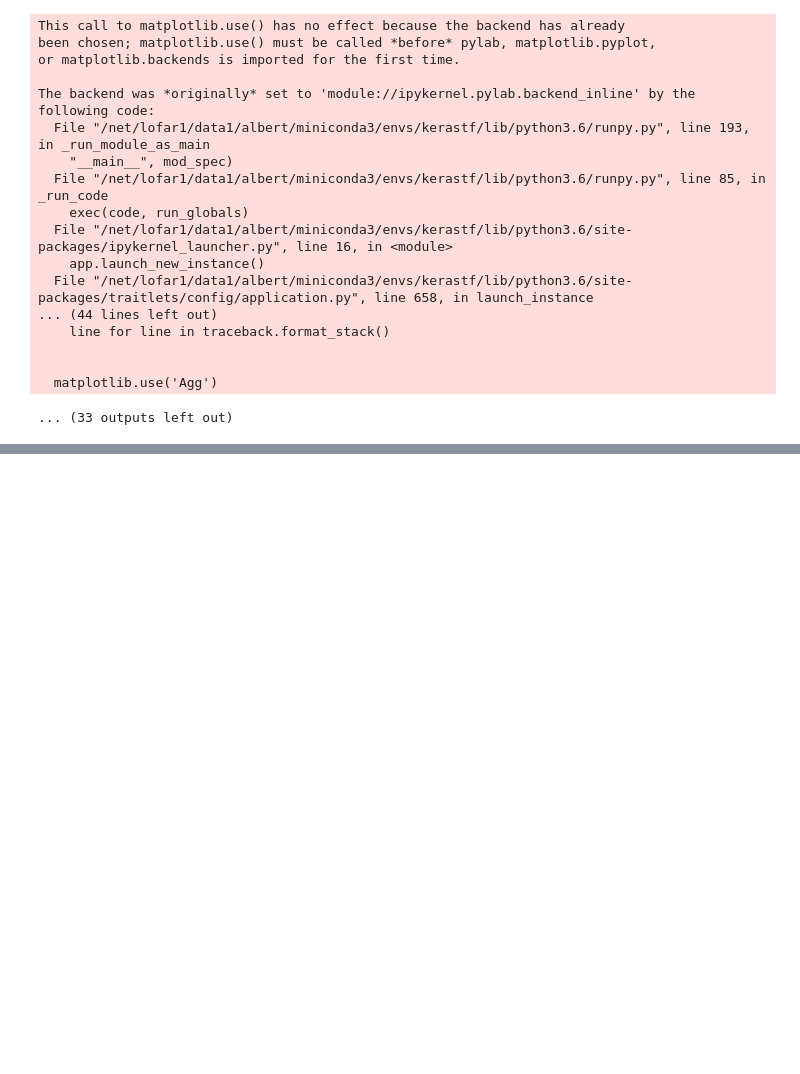
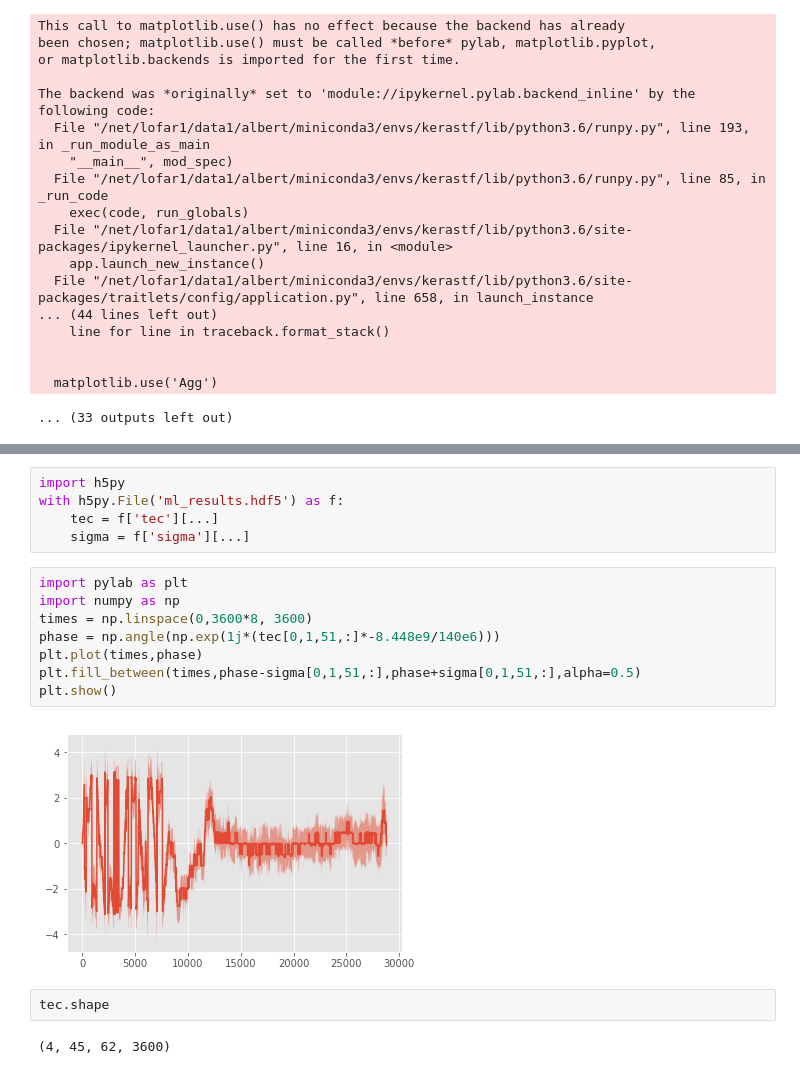
Before and after one commit to Joshuaalbert/bayes_tec, a Jupyter notebook: notebooks/devel/plot.ipynb, the cells around one changed output, grey strips where cells are left out. Drawn from its saved outputs; the diff is of its cells as text; blank space fills up the shorter version.

```diff
--- a/notebooks/devel/plot.ipynb
+++ b/notebooks/devel/plot.ipynb
@@ -161,0 +171,19 @@ The backend was *originally* set to 'module://ipykernel.pylab.backend_inline' by
+# %%
+import h5py
+with h5py.File('ml_results.hdf5') as f:
+    tec = f['tec'][...]
+    sigma = f['sigma'][...]
+# %%
+import pylab as plt
+import numpy as np
+times = np.linspace(0,3600*8, 3600)
+phase = np.angle(np.exp(1j*(tec[0,1,51,:]*-8.448e9/140e6)))
+plt.plot(times,phase)
+plt.fill_between(times,phase-sigma[0,1,51,:],phase+sigma[0,1,51,:],alpha=0.5)
+plt.show()
+# %% [output]
+[figure, added]
+# %%
+tec.shape
+# %% [output]
+(4, 45, 62, 3600)
```
Also changed, not shown: parts of 2 cells of this notebook, 8 other files.
